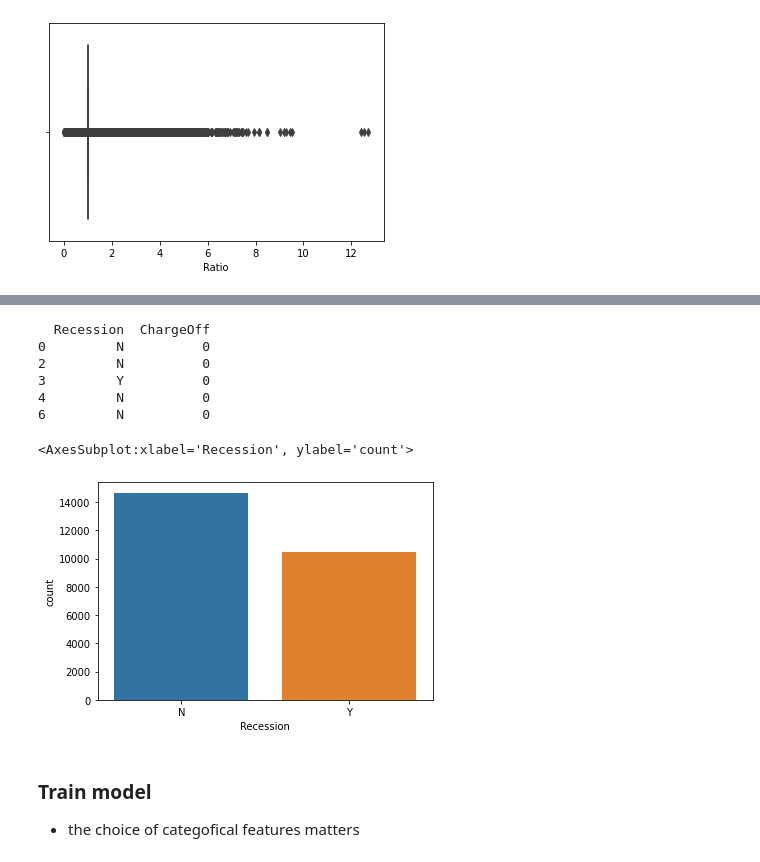
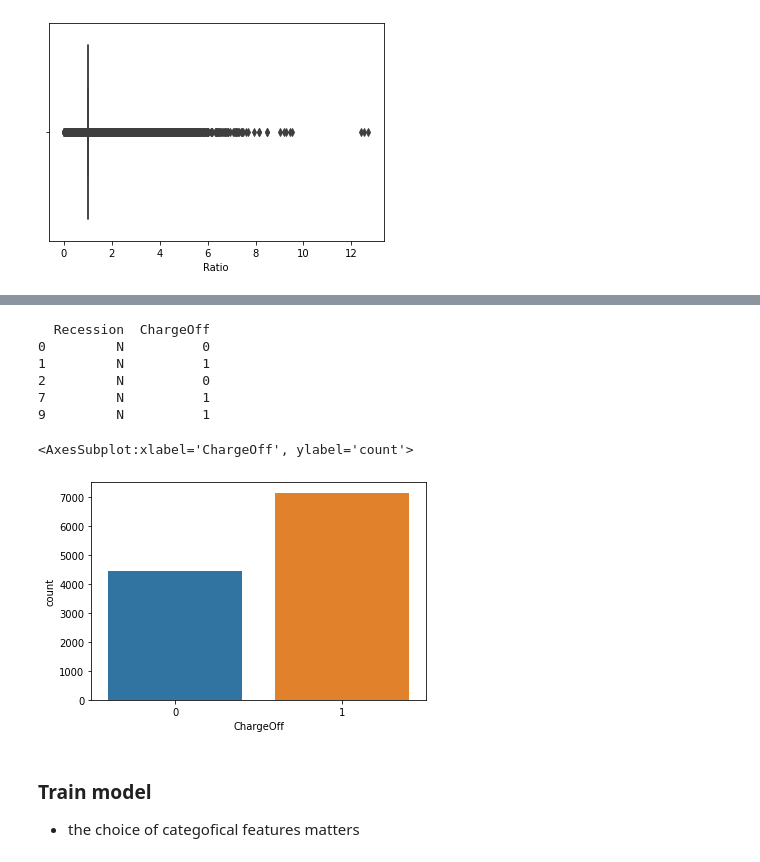
Before and after one commit to hulkfolk/cs5228-project, a Jupyter notebook: shiyu_catboost.ipynb, the cells around one changed output, grey strips where cells are left out. Drawn from its saved outputs; the diff is of its cells as text; code cells hidden in the pictures.

```diff
--- a/shiyu_catboost.ipynb
+++ b/shiyu_catboost.ipynb
@@ -59,13 +59,13 @@ dtype: object
 #To find and remove duplicate rows
 #records.drop( records[records.duplicated()].index, axis=0, inplace=True )
 records = records.drop(columns=['Id', 'Name', 'BalanceGross'])
-# records.dropna(inplace=True)
-for col in records:
-    dt = records[col].dtype
-    if dt == int or dt == float:
-        records[col].fillna(0, inplace=True)
-    else:
-        records[col].fillna("", inplace=True)
-records.reset_index(drop=True, inplace=True)
-print(records.head())
+def clean_dirty_data(records):
+    ids_to_remove = set()
+    for index, row in records.iterrows():
+        if row['LowDoc'] not in ('Y', 'N'):
+            ids_to_remove.add(index)
+    print(f'# of ids removed: {len(ids_to_remove)}')
+    records = records.drop(list(ids_to_remove))
+    return records
+records = clean_dirty_data(records)
 # %% [output]
@@ -185,18 +200,18 @@ sb.clustermap(records.corr(), annot=True)
 # %%
 default_records = pd.DataFrame()
-default_records['Recession'] = records.query('ChargeOff in ("0", 0, 0.0)')['Recession']
-default_records['ChargeOff'] = records.query('ChargeOff in ("0", 0, 0.0)')['ChargeOff']
+default_records['Recession'] = records.query('Recession == "N"')['Recession']
+default_records['ChargeOff'] = records.query('Recession == "N"')['ChargeOff']
 print(default_records.head())
-sb.countplot(x='Recession', data=default_records)
+sb.countplot(x='ChargeOff', data=default_records)
 # %% [output]
   Recession  ChargeOff
 0         N          0
+1         N          1
 2         N          0
-3         Y          0
-4         N          0
-6         N          0
+7         N          1
+9         N          1
-<AxesSubplot:xlabel='Recession', ylabel='count'>
+<AxesSubplot:xlabel='ChargeOff', ylabel='count'>
-[figure, old version]
+[figure, new version]
 # %%
 x1 = records.drop(columns='ChargeOff')
 y1 = records['ChargeOff']
```
Also changed, not shown: parts of 12 cells of this notebook.
